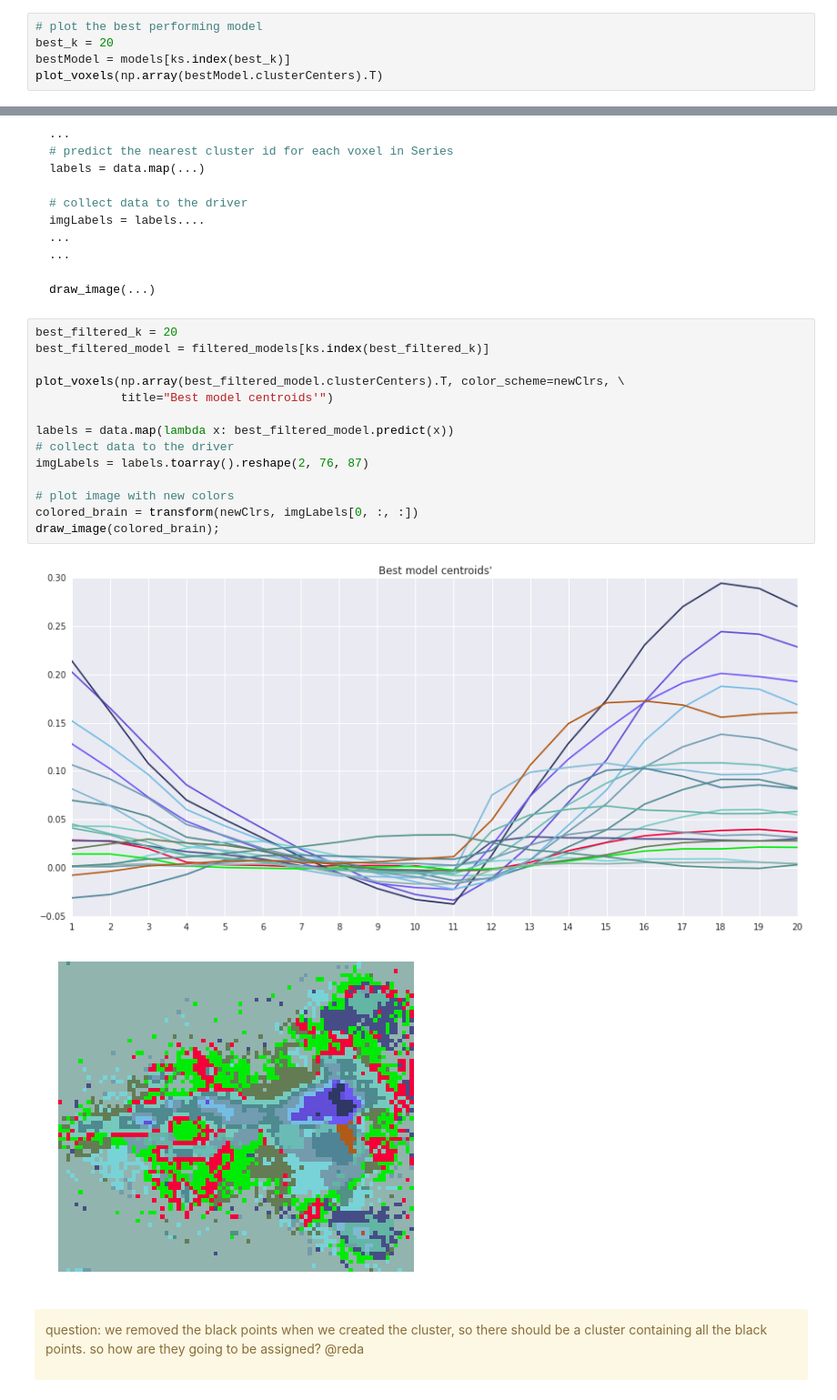
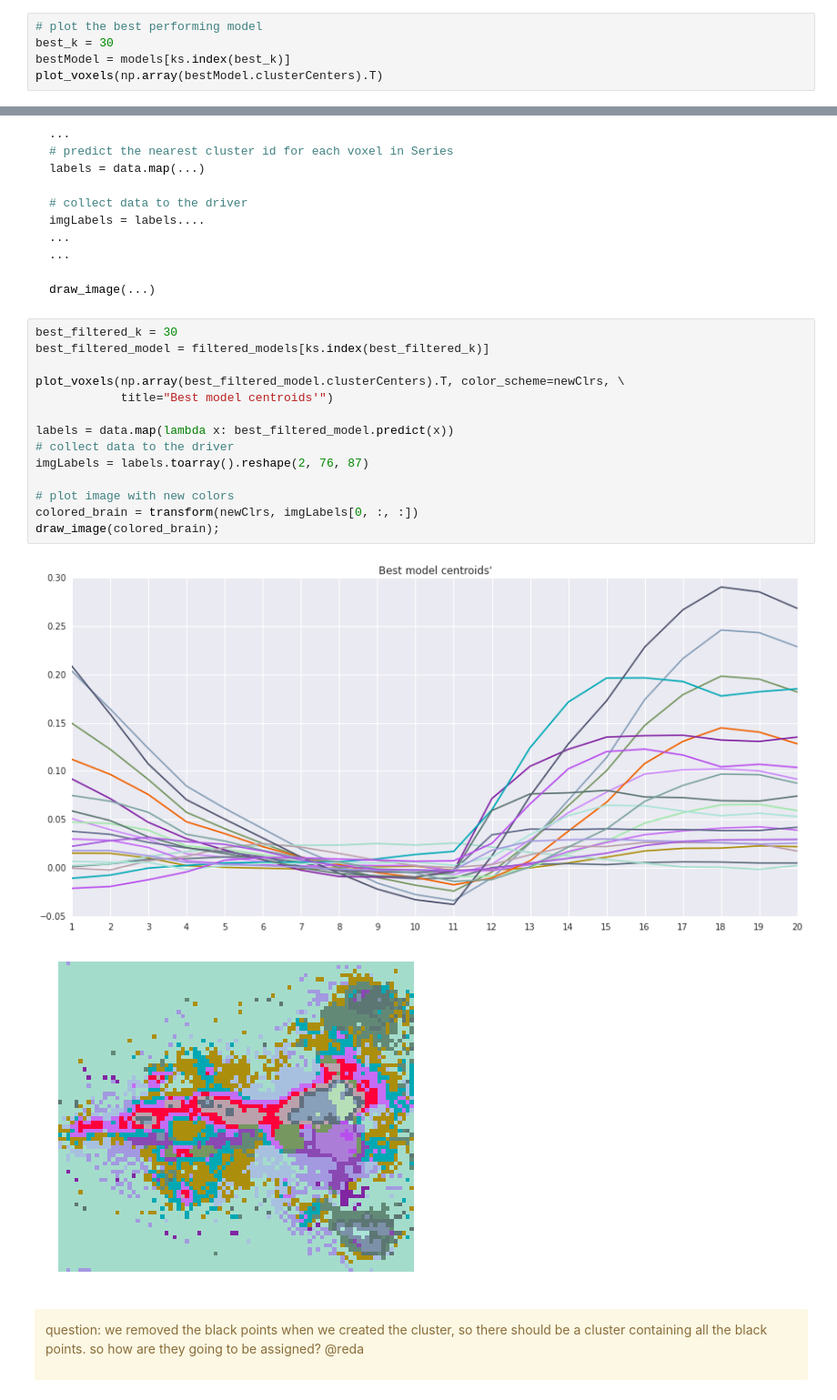
Before and after one commit to alegaballo/AML, a Jupyter notebook: [Lecture 11+12] Analyzing Neuroimaging Data with PySpark and Thunder.ipynb, the cells around one changed output, grey strips where cells are left out. Shown at 91% size. Drawn from its saved outputs; the diff is of its cells as text.

````diff
--- a/[Lecture 11+12] Analyzing Neuroimaging Data with PySpark and Thunder.ipynb
+++ b/[Lecture 11+12] Analyzing Neuroimaging Data with PySpark and Thunder.ipynb
@@ -922,7 +915,7 @@ Plot the centroids of the best model. Do you think that the result is good ?
 </div>
 # %%
 # plot the best performing model
-best_k = 20
+best_k = 30
 bestModel = models[ks.index(best_k)]
 plot_voxels(np.array(bestModel.clusterCenters).T)
 # %% [output]
@@ -1185,22 +1180,22 @@ imgLabels = labels....
 draw_image(...)
 ```
 # %%
-best_filtered_k = 20
+best_filtered_k = 30
 best_filtered_model = filtered_models[ks.index(best_filtered_k)]
 
 plot_voxels(np.array(best_filtered_model.clusterCenters).T, color_scheme=newClrs, \
             title="Best model centroids'")
 
 labels = data.map(lambda x: best_filtered_model.predict(x))
 # collect data to the driver
 imgLabels = labels.toarray().reshape(2, 76, 87)
 
 # plot image with new colors
 colored_brain = transform(newClrs, imgLabels[0, :, :])
 draw_image(colored_brain);
 # %% [output]
-[figure, old version]
+[figure, new version]
-[figure, old version]
+[figure, new version]
 # %% [markdown]
 <div class="alert alert-warning">
 
````
Also changed, not shown: parts of 64 cells of this notebook.
